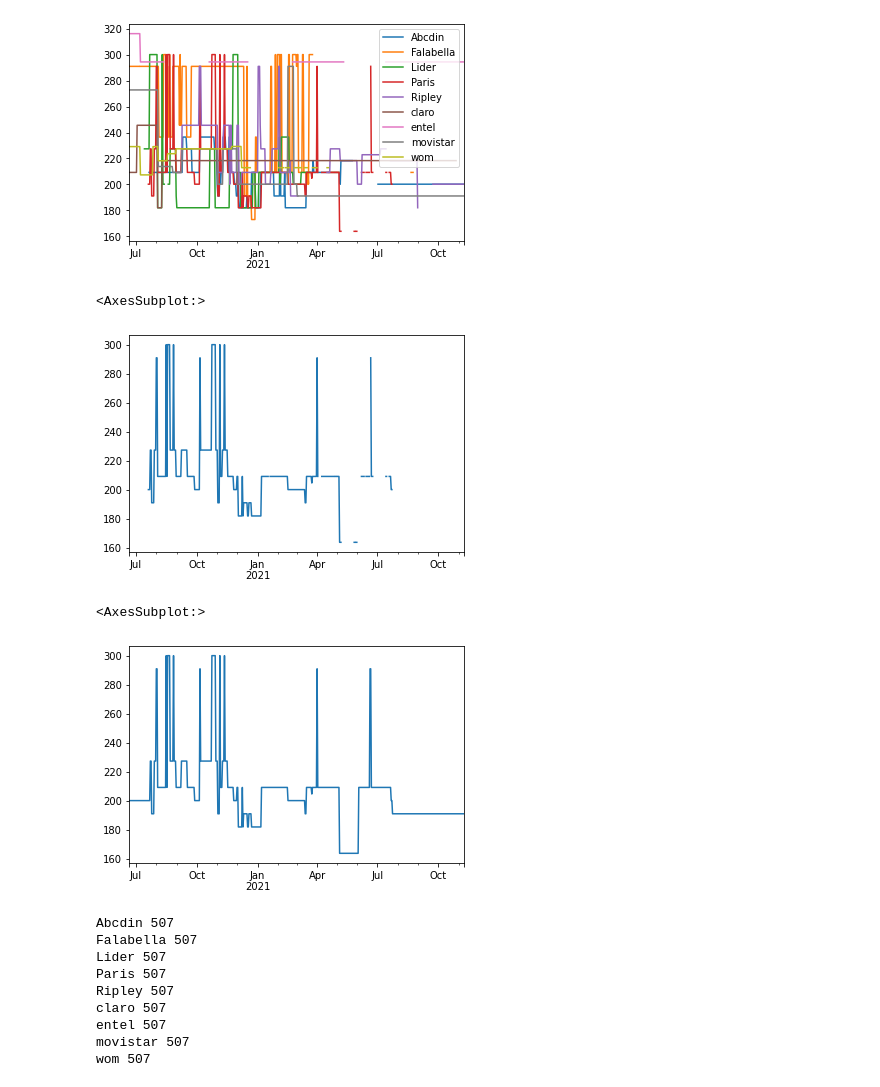
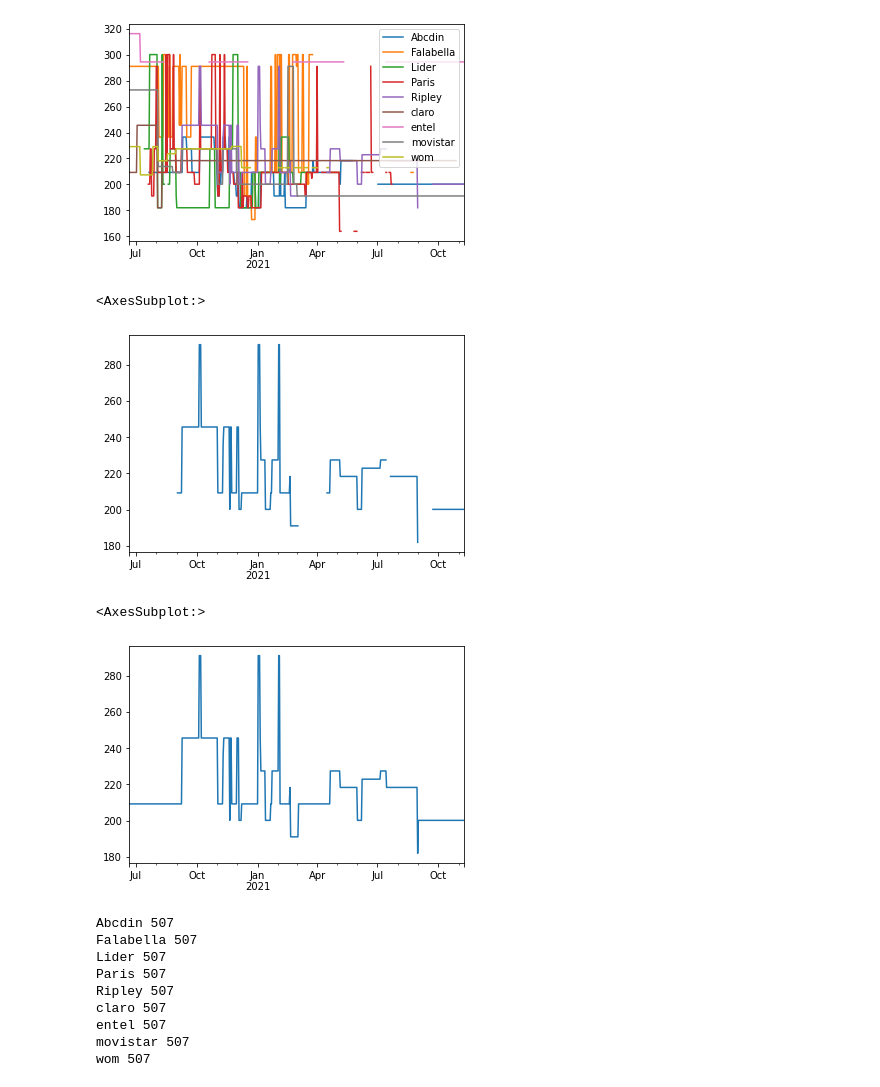
Before and after one commit to MarioCSilva/ProductPricesPrediction, a Jupyter notebook: read_files.ipynb, the cells around one changed output. Cells and saved outputs as stored; diff of their text form; code cells hidden in the pictures.

```diff
--- a/read_files.ipynb
+++ b/read_files.ipynb
@@ -145,17 +145,17 @@ df_wide.plot()
 [figure]
 [figure]
 # %%
-df_wide["Paris"].plot()
+df_wide["Ripley"].plot()
 # %% [output]
 <AxesSubplot:>
-[figure, old version]
+[figure, new version]
 # %%
-df_wide["Paris"].fillna(method='bfill', inplace=True)
-df_wide["Paris"].fillna(method='ffill', inplace=True)
-df_wide["Paris"].plot()
+df_wide["Ripley"].fillna(method='bfill', inplace=True)
+df_wide["Ripley"].fillna(method='ffill', inplace=True)
+df_wide["Ripley"].plot()
 # %% [output]
 <AxesSubplot:>
-[figure, old version]
+[figure, new version]
 # %%
 for comp in df_wide.keys():
     df_wide[comp].fillna(method='bfill', inplace=True)
```
Also changed, not shown: parts of 28 cells of this notebook.
